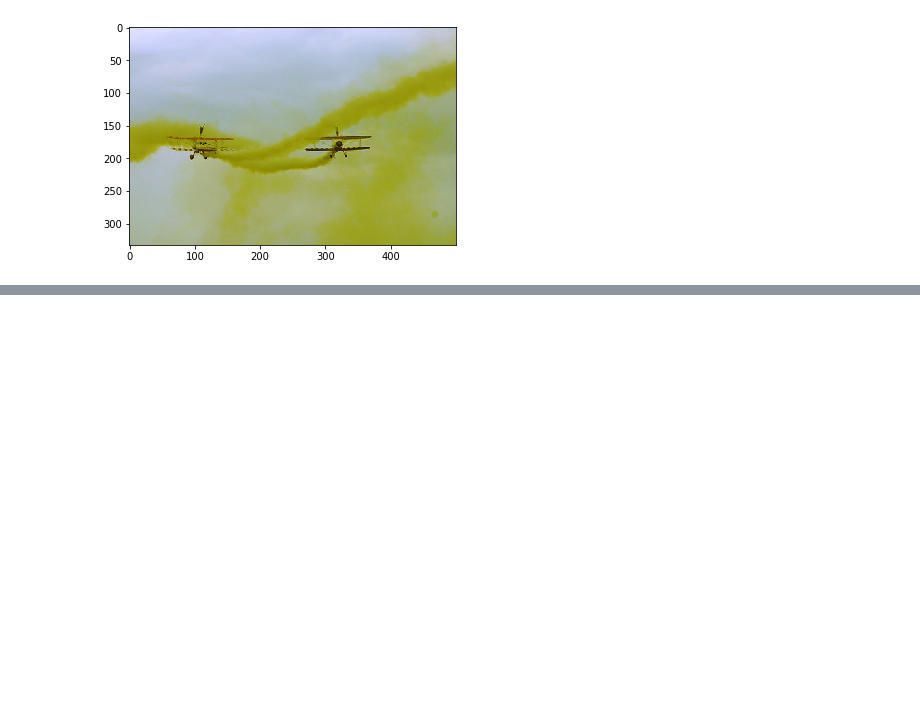
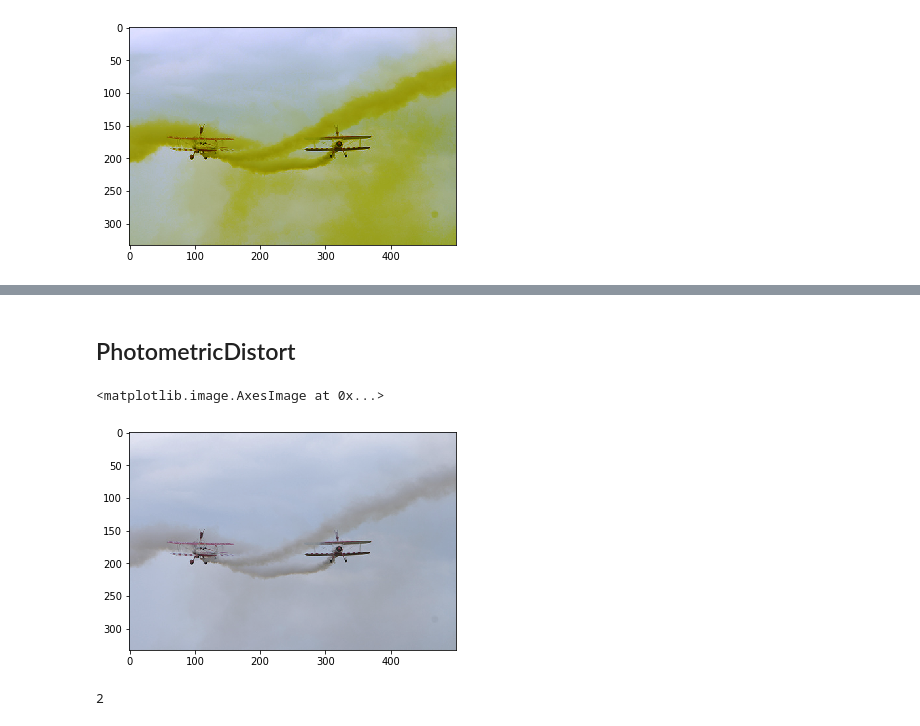
Before and after one commit to yizt/notebook, a Jupyter notebook: python/cv2_photometric.ipynb, the cells around one changed output, grey strips where cells are left out. Saved outputs shown, nothing was run; the diff lists cells and outputs as text; code cells hidden in the pictures; blank space fills up the shorter version.

```diff
--- a/python/cv2_photometric.ipynb
+++ b/python/cv2_photometric.ipynb
@@ -250,0 +341,50 @@ plt.imshow(img)
+# %% [markdown]
+## PhotometricDistort
+# %%
+class Compose(object):
+    """
+    组合多个转换
+    """
+
+    def __init__(self, transforms):
+        self.transforms = transforms
+
+    def __call__(self, img, gt_boxes=None, labels=None):
+        for t in self.transforms:
+            if gt_boxes is not None:
+                img, gt_boxes, labels = t(img, gt_boxes, labels)
+            else:
+                img = t(img)
+        return img, gt_boxes, labels
+class PhotometricDistort(object):
+    def __init__(self):
+        self.pd = [
+            RandomContrast(),  # RGB
+            ConvertColor(current="RGB", transform='HSV'),  # HSV
+            RandomSaturation(),  # HSV
+            RandomHue(),  # HSV
+            ConvertColor(current='HSV', transform='RGB'),  # RGB
+            RandomContrast()  # RGB
+        ]
+        self.rand_brightness = RandomBrightness()
+        self.rand_light_noise = RandomChannelSwap()
+
+    def __call__(self, image, boxes=None, labels=None):
+        im = image.copy()
+        im, boxes, labels = self.rand_brightness(im, boxes, labels)
+        if random.random() < 0.5:
+            distort = Compose(self.pd[:-1])
+        else:
+            distort = Compose(self.pd[1:])
+        im, boxes, labels = distort(im, boxes, labels)
+        return self.rand_light_noise(im, boxes, labels)
+# %%
+img,_,_ = PhotometricDistort()(im,[],[])
+plt.imshow(img)
+# %% [output]
+<matplotlib.image.AxesImage at 0x...>
+[figure, added]
+# %%
+random.randint(2,3)
+# %% [output]
+2
```
Also changed, not shown: parts of 6 cells of this notebook, 13 other files.
